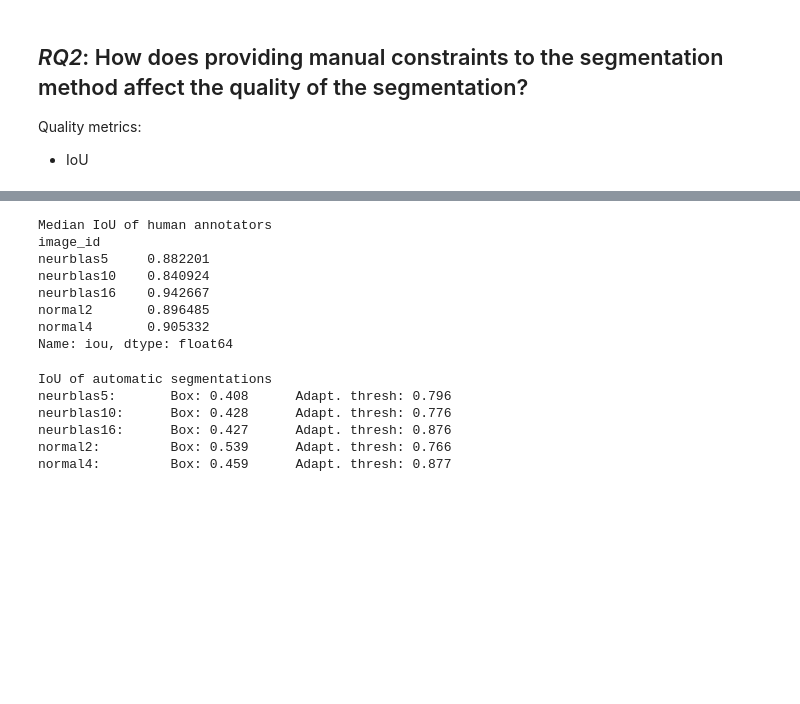
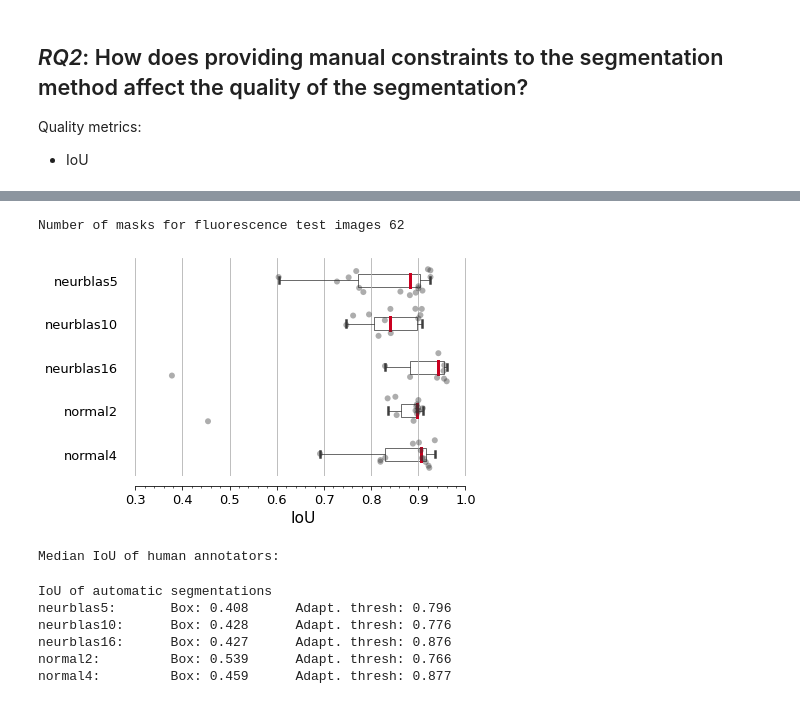
Before and after one commit to soupwaylee/masters-thesis-grabcut-cp-evaluation, a Jupyter notebook: mask_eval.ipynb, the cells around one changed output, grey strips where cells are left out. Cells and saved outputs as stored; diff of their text form; code cells hidden in the pictures; blank space fills up the shorter version.

Commit message:
Extract methods from mask_eval notebook

```diff
--- a/mask_eval.ipynb
+++ b/mask_eval.ipynb
@@ -94,33 +72,0 @@ kromp_mask_df['image_id'] = kromp_mask_df['image_id'].astype(kromp_imgs)
-# %%
-# sns.set_style("ticks")
-sns.set_style({
-    'xtick.top': False,
-    'ytick.right': False,
-    # 'ytick.left': False,
-})
-
-f, ax = plt.subplots(figsize=(6, 5))
-
-PROPS = {
-    'boxprops':{'facecolor':'none'},
-    'medianprops':{'color':'#ca0020', 'linewidth': 3},
-    # 'whiskerprops':{'linewidth': 2.5},
-    'capprops':{'linewidth': 2.5}
-}
-
-sns.boxplot(y='image_id', x='iou', data=kromp_mask_df, showfliers = False, width=.24, linewidth=0.75, whis=1.8, **PROPS)
-
-sns.stripplot(y='image_id', x='iou', data=kromp_mask_df, size=6, color=".2", alpha=.4, jitter=0.3)
-
-ax.xaxis.grid(True)
-ax.get_xaxis().set_minor_locator(ticker.AutoMinorLocator())
-# ax.grid(b=True, which='minor', linewidth=0.5)
-ax.set(xlabel="IoU")
-ax.set(ylabel="")
-ax.set_xlim([0.4, 1.01])
-sns.despine(offset=10, trim=True)
-# ax.spines['left'].set_visible(False)
-# plt.xticks(rotation=15)
-
-plt.savefig(f"plots/kromp_annotated_iou.png", bbox_inches='tight')
-plt.show()
@@ -129,15 +85,15 @@ plt.show()
+# %%
+print(f'Number of masks for fluorescence test images {len(kromp_mask_df)}')
+# %% [output]
+Number of masks for fluorescence test images 62
+# %%
+plot_iou_box_per_kromp(kromp_mask_df)
+# %% [output]
+[figure, added]
 # %%
-print('Median IoU of human annotators')
-print(kromp_mask_df.groupby(['image_id'])['iou'].median())
+print('Median IoU of human annotators:')
 # %% [output]
-Median IoU of human annotators
-image_id
-neurblas5     0.882201
-neurblas10    0.840924
-neurblas16    0.942667
-normal2       0.896485
-normal4       0.905332
-Name: iou, dtype: float64
+Median IoU of human annotators:
 # %%
 print('IoU of automatic segmentations')
 
```
Also changed, not shown: parts of 31 cells of this notebook, 1 other file.
